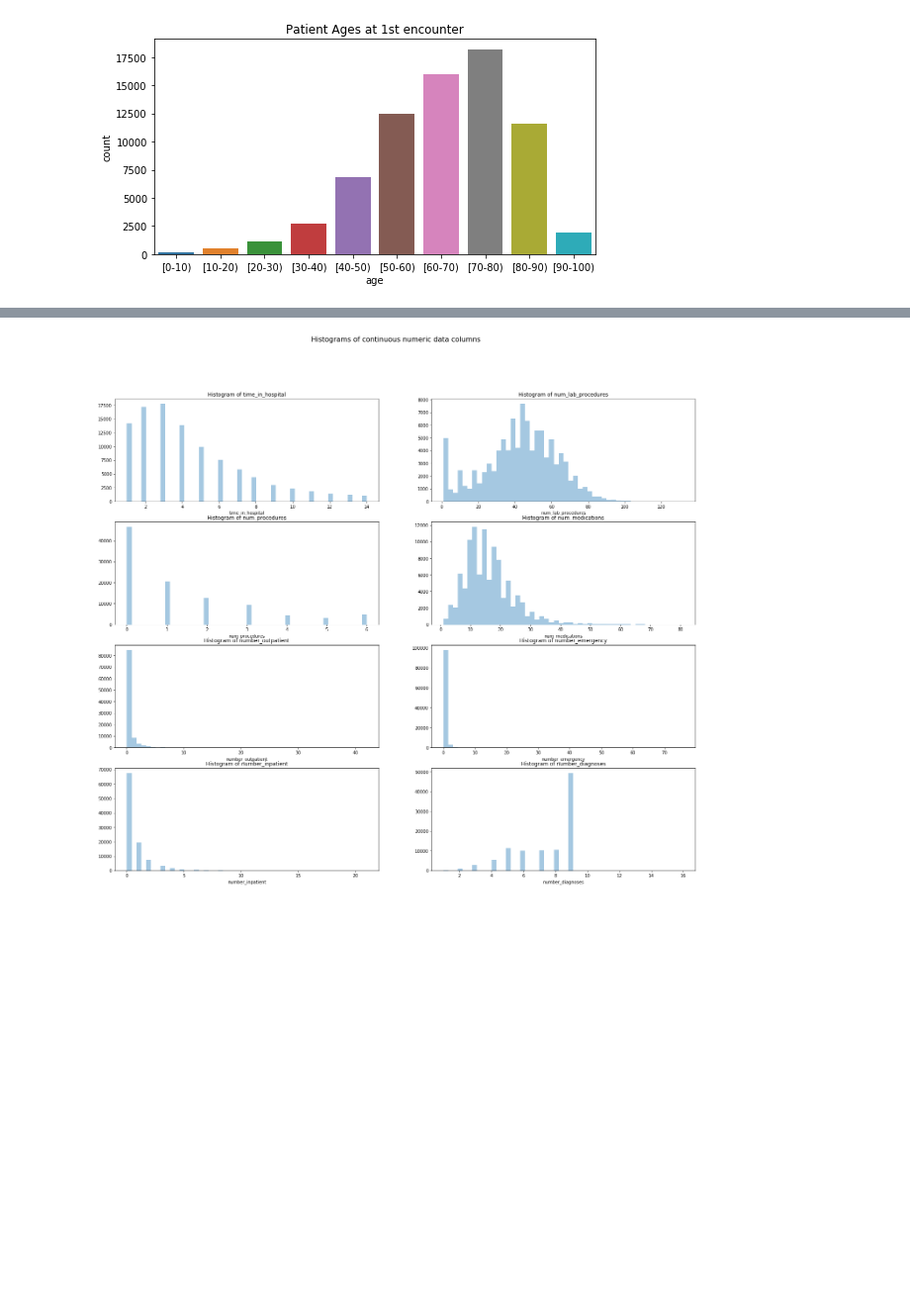
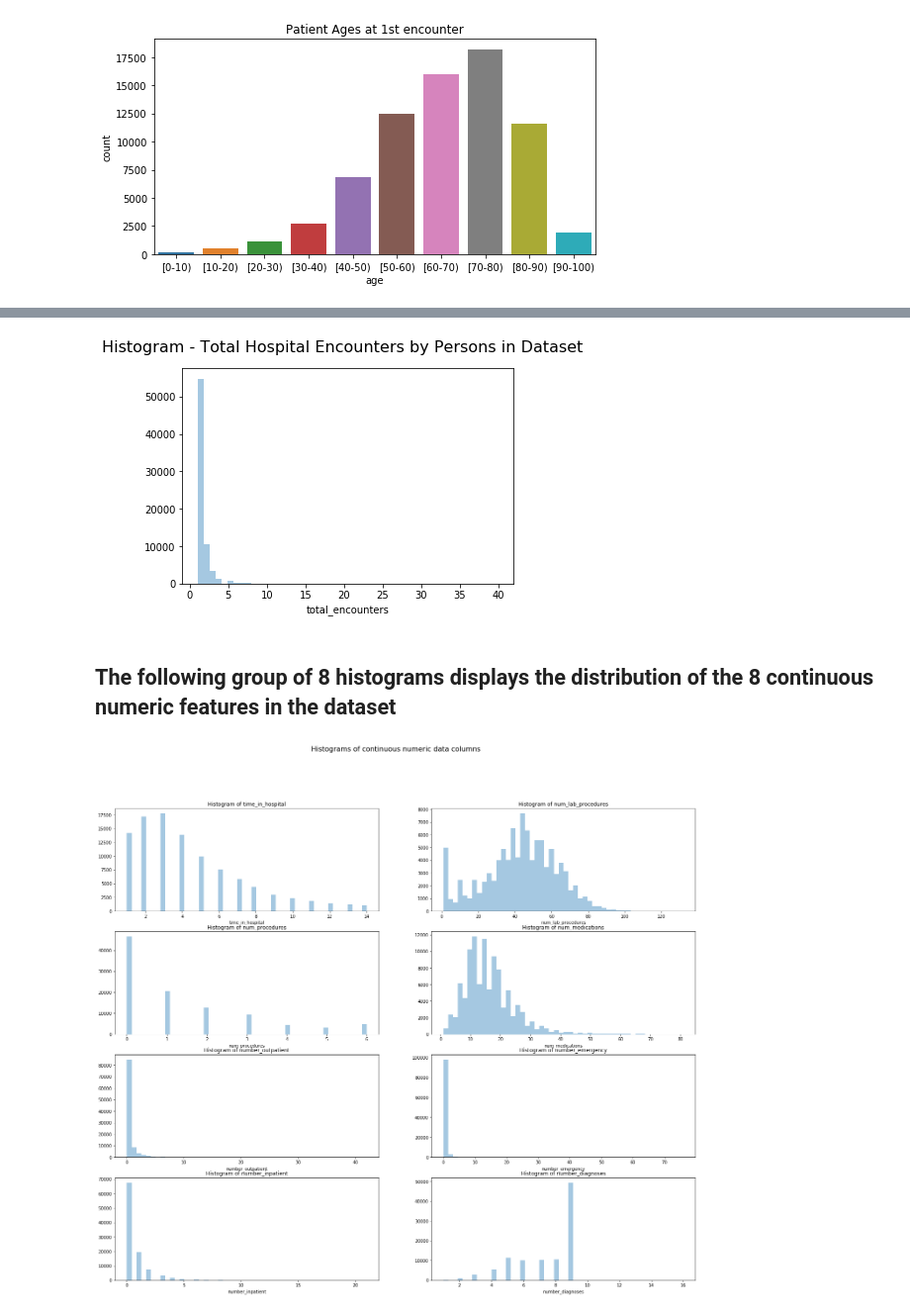
Before and after one commit to dsivie/hospital_readmissions, a Jupyter notebook: hospital_readmissions_exploration.ipynb, the cells around one changed output, grey strips where cells are left out. Shown: that part at 99% size. Saved outputs shown, nothing was run; the diff lists cells and outputs as text; code cells hidden in the pictures; blank space fills up the shorter version.

```diff
--- a/hospital_readmissions_exploration.ipynb
+++ b/hospital_readmissions_exploration.ipynb
@@ -147,0 +210,3 @@ print(len(df), len(first_enc_df))
+# %%
+first_enc_df = df.groupby(level=0).head(1).join(df.groupby(level=0).size().rename("total_encounters"))
+first_enc_df.head(50)
@@ -284,3 +394,14 @@ plt.show()
+# %%
+fig, ax = plt.subplots()
+
+sns.distplot(first_enc_df.total_encounters, ax=ax, kde=False)
+fig.suptitle('Histogram - Total Hospital Encounters by Persons in Dataset', fontsize=16)
+
+plt.show()
+# %% [output]
+[figure, added]
+# %% [markdown]
+## The following group of 8 histograms displays the distribution of the 8 continuous numeric features in the dataset
 # %%
 fig, axs = plt.subplots(4, 2, figsize=(24, 20))
 
```
Also changed, not shown: parts of 26 cells of this notebook, 6 other files.
